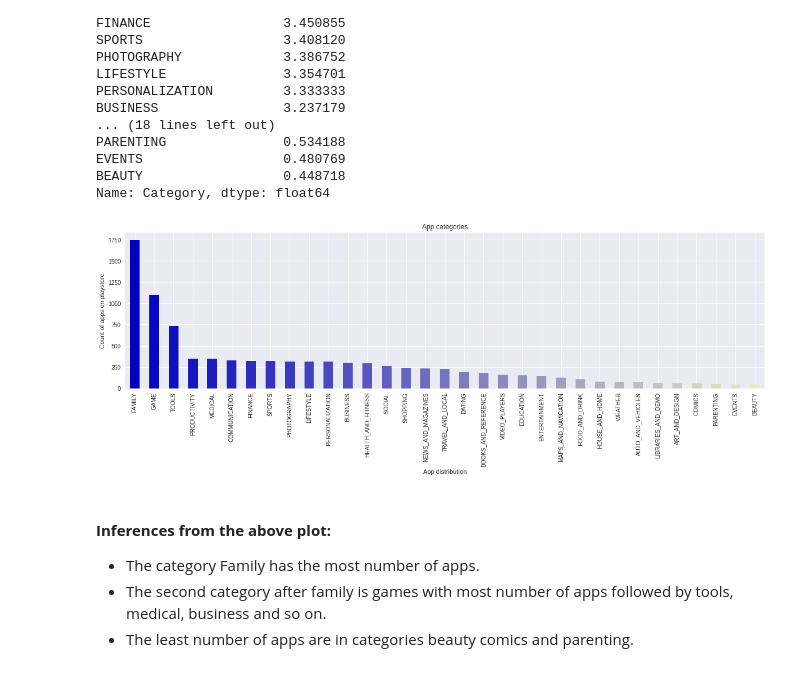
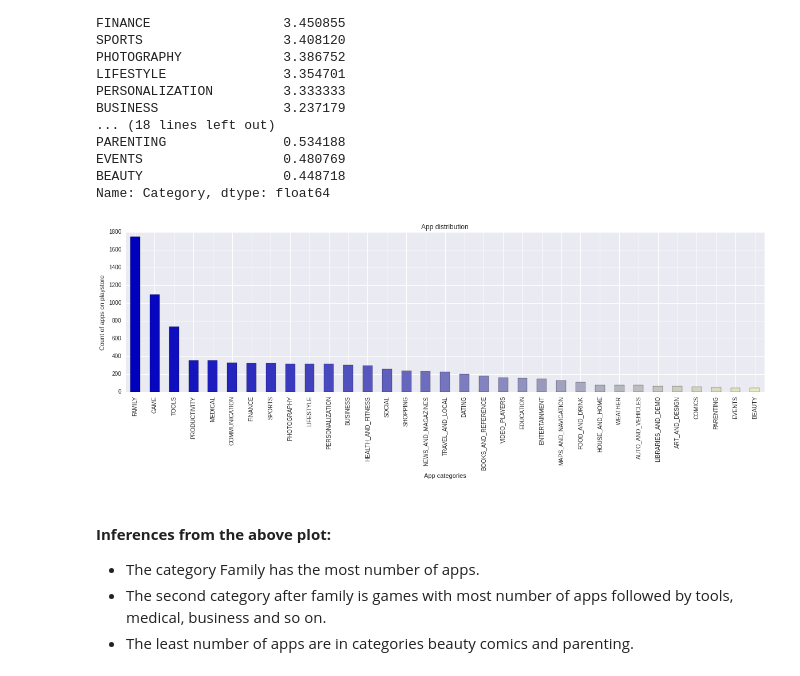
Before and after one commit to Selva-Subramanian/Playstore-Apps-Review-Analysis, a Jupyter notebook: Playstore_Apps_Review_Analysis.ipynb, the cells around one changed output. Cells and saved outputs as stored; diff of their text form; code cells hidden in the pictures.

```diff
--- a/Playstore_Apps_Review_Analysis.ipynb
+++ b/Playstore_Apps_Review_Analysis.ipynb
@@ -263,16 +263,16 @@ Name: Category, dtype: float64
 # %%
 # visualize distribution of categories
 my_colors = ['g', 'b']*5
 my_colors = [(0.5,0.4,0.5), (0.75, 0.75, 0.25)]*5
 my_colors = [(x/35.0, x/35.0, 0.75) for x in range(35)]
 plt.rcParams['figure.figsize'] = (20,5)
 df_apps['Category'].value_counts().plot(kind='bar',color=my_colors)
-plt.title('App categories')
-plt.xlabel('App distribution')
+plt.title('App distribution')
+plt.xlabel('App categories')
 plt.ylabel('Count of apps on playstore')
 plt.show()
 # %% [output]
-[figure, old version]
+[figure, new version]
 # %% [markdown]
 #### **Inferences from the above plot:**
 *  The category Family has the most number of apps.
```
Also changed, not shown: parts of 16 cells of this notebook.
